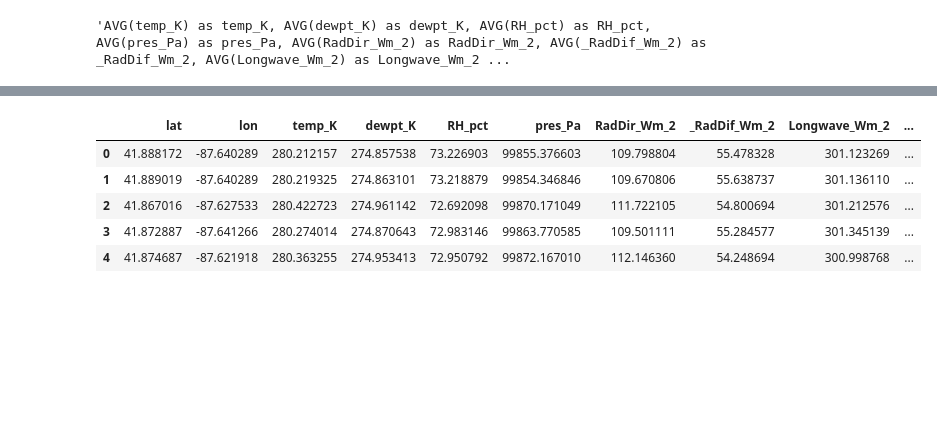
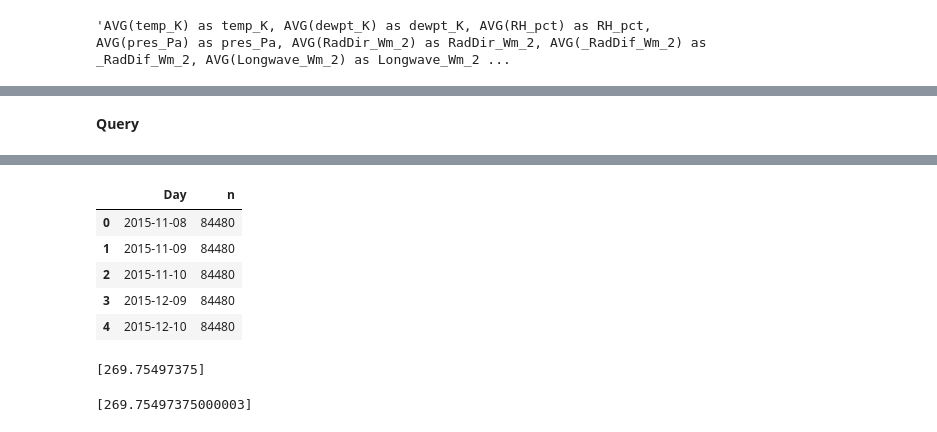
Before and after one commit to brilerner/SMC-2020, a Jupyter notebook: code/bigquery.ipynb, the cells around one changed output, grey strips where cells are left out. Saved outputs shown, nothing was run; the diff lists cells and outputs as text; code cells hidden in the pictures; blank space fills up the shorter version.

```diff
--- a/code/bigquery.ipynb
+++ b/code/bigquery.ipynb
@@ -81,11 +99,11 @@ f"""
+# %% [markdown]
+**Query**
 # %%
 %%time
-
-
 query = f"""
-    SELECT lat, lon, {avg_str}
+    SELECT SUBSTR(time, 1, 10) AS Day, COUNT(1) AS n
     FROM test1.weath
-    GROUP BY lat, lon
+    GROUP BY Day
     """
 
 df = sql_to_df(query)
@@ -95,6 +113,6 @@ Wall time: 25.3 s
-|  | lat | lon | temp_K | dewpt_K | RH_pct | pres_Pa | RadDir_Wm_2 | _RadDif_Wm_2 | Longwave_Wm_2 | ... |
-| 0 | 41.888172 | -87.640289 | 280.212157 | 274.857538 | 73.226903 | 99855.376603 | 109.798804 | 55.478328 | 301.123269 | ... |
-| 1 | 41.889019 | -87.640289 | 280.219325 | 274.863101 | 73.218879 | 99854.346846 | 109.670806 | 55.638737 | 301.136110 | ... |
-| 2 | 41.867016 | -87.627533 | 280.422723 | 274.961142 | 72.692098 | 99870.171049 | 111.722105 | 54.800694 | 301.212576 | ... |
-| 3 | 41.872887 | -87.641266 | 280.274014 | 274.870643 | 72.983146 | 99863.770585 | 109.501111 | 55.284577 | 301.345139 | ... |
-| 4 | 41.874687 | -87.621918 | 280.363255 | 274.953413 | 72.950792 | 99872.167010 | 112.146360 | 54.248694 | 300.998768 | ... |
+|  | Day | n |
+| 0 | 2015-11-08 | 84480 |
+| 1 | 2015-11-09 | 84480 |
+| 2 | 2015-11-10 | 84480 |
+| 3 | 2015-12-09 | 84480 |
+| 4 | 2015-12-10 | 84480 |
@@ -102,0 +119,8 @@ df.to_csv('temp/weath_annual_avgs.csv')
+# %%
+list(df.set_index(['Day', 'Lat','Lon']).sort_index().head(1).temp_K)
+# %% [output]
+[269.75497375]
+# %%
+list(temp.head(1).temp_K)
+# %% [output]
+[269.75497375000003]
```
Also changed, not shown: parts of 34 cells of this notebook, 6 other files.
